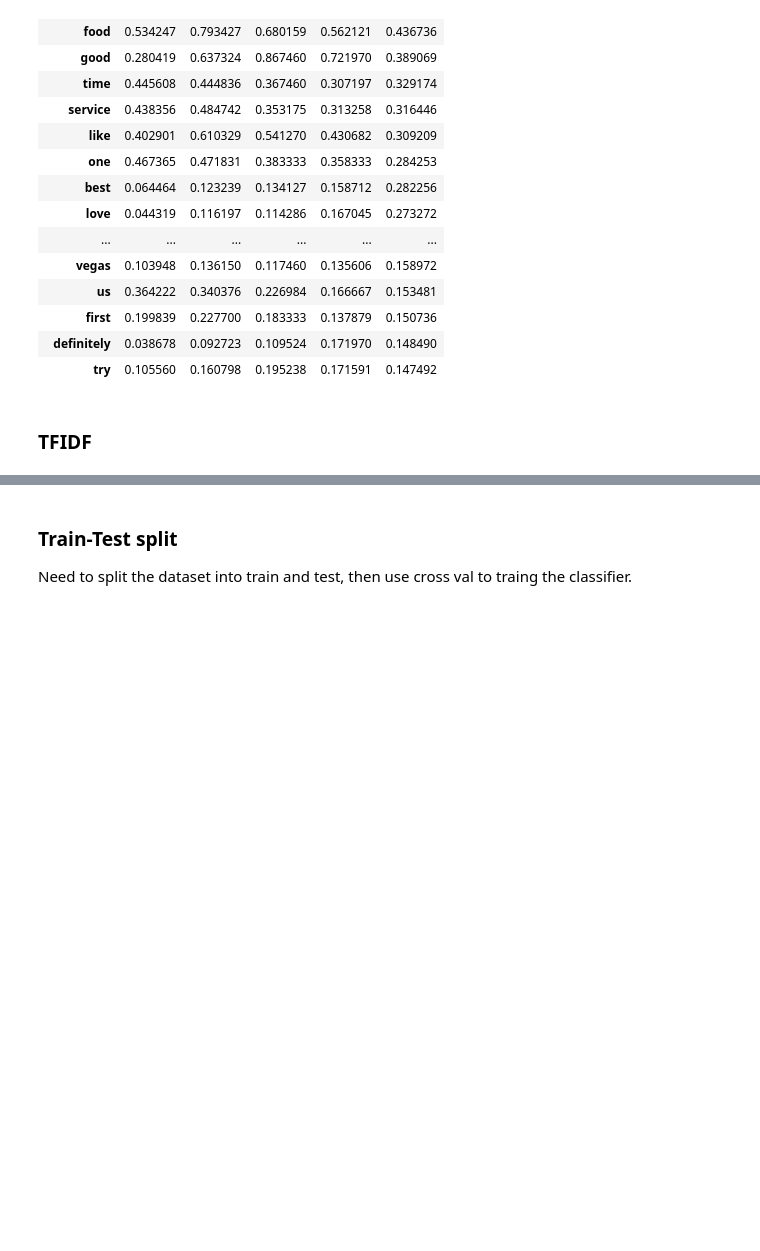
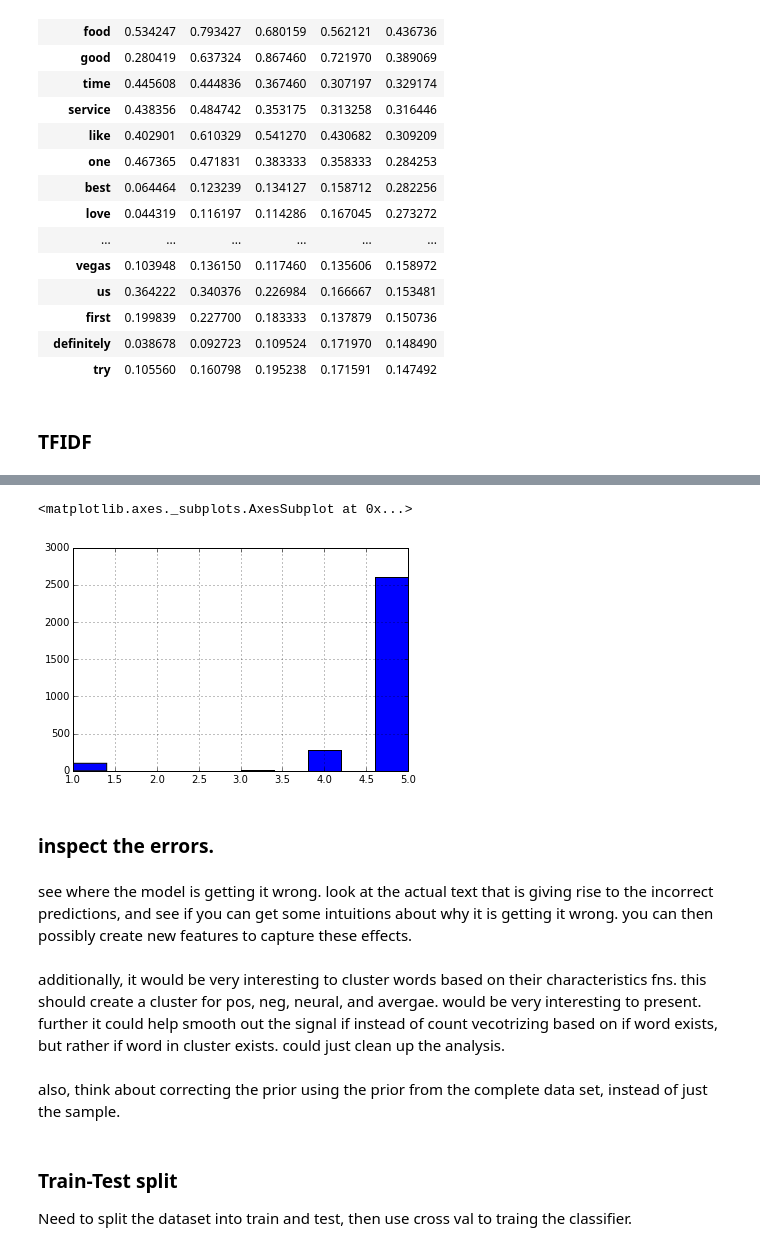
Before and after one commit to jstnstwrt/yelp-data-challenge, a Jupyter notebook: preprocessing.ipynb, the cells around one changed output, grey strips where cells are left out. Drawn from its saved outputs; the diff is of its cells as text; code cells hidden in the pictures; blank space fills up the shorter version.

```diff
--- a/preprocessing.ipynb
+++ b/preprocessing.ipynb
@@ -124,0 +140,2 @@ y = np.array(samp.stars.tolist())
+# %%
+test = df[['great','good','service']]
@@ -124,0 +146,5 @@ y = np.array(samp.stars.tolist())
+# %%
+X_train, X_test, y_train, y_test = train_test_split(test,y,test_size=.30,
+                                                    stratify=y)
+# %%
+mnb = MultinomialNB(fit_prior=False).fit(X_train,y_train)
@@ -124,0 +153,2 @@ y = np.array(samp.stars.tolist())
+# %%
+preds = mnb.predict(X_test)
@@ -125,3 +185,16 @@ y = np.array(samp.stars.tolist())
+# %%
+pd.Series(preds).hist()
+# %% [output]
+<matplotlib.axes._subplots.AxesSubplot at 0x...>
+[figure, added]
+# %% [markdown]
+### inspect the errors.
+# %% [markdown]
+see where the model is getting it wrong. look at the actual text that is giving rise to the incorrect predictions, and see if you can get some intuitions about why it is getting it wrong. you can then possibly create new features to capture these effects.
+# %% [markdown]
+additionally, it would be very interesting to cluster words based on their characteristics fns. this should create a cluster for pos, neg, neural, and avergae. would be very interesting to present. further it could help smooth out the signal if instead of count vecotrizing based on if word exists, but rather if word in cluster exists. could just clean up the analysis.
+# %% [markdown]
+also, think about correcting the prior using the prior from the complete data set, instead of just the sample.
 # %% [markdown]
 ### Train-Test split
 
```
Also changed, not shown: parts of 31 cells of this notebook.
